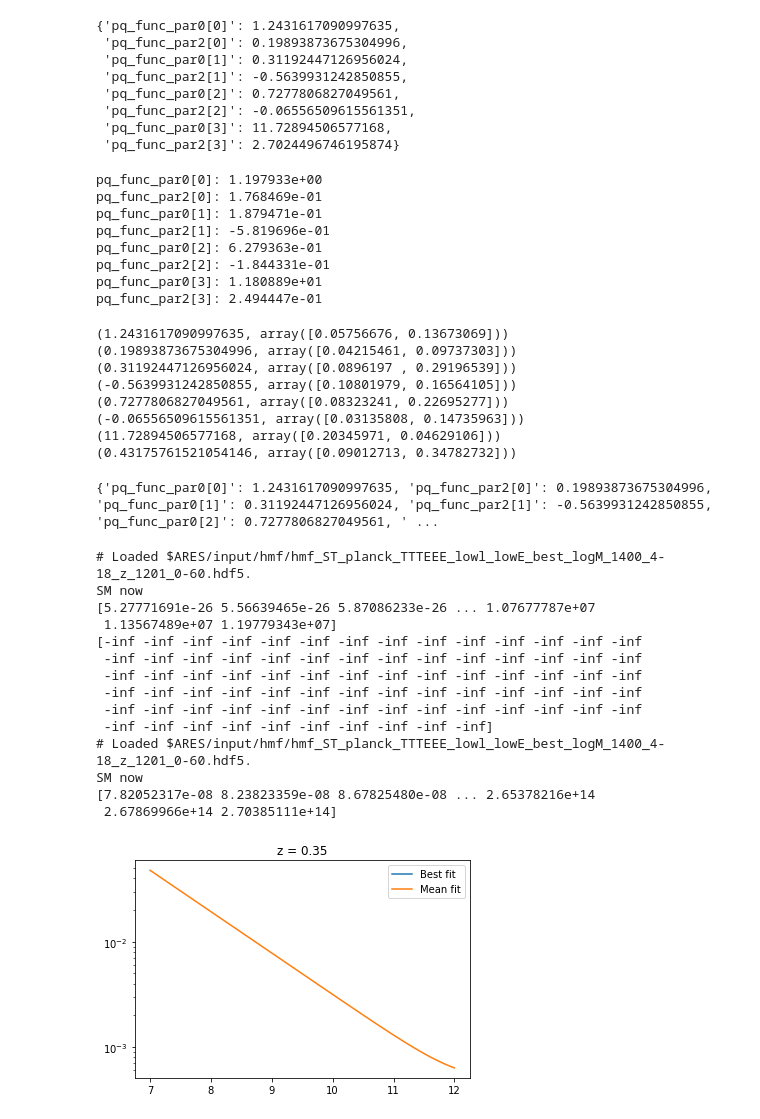
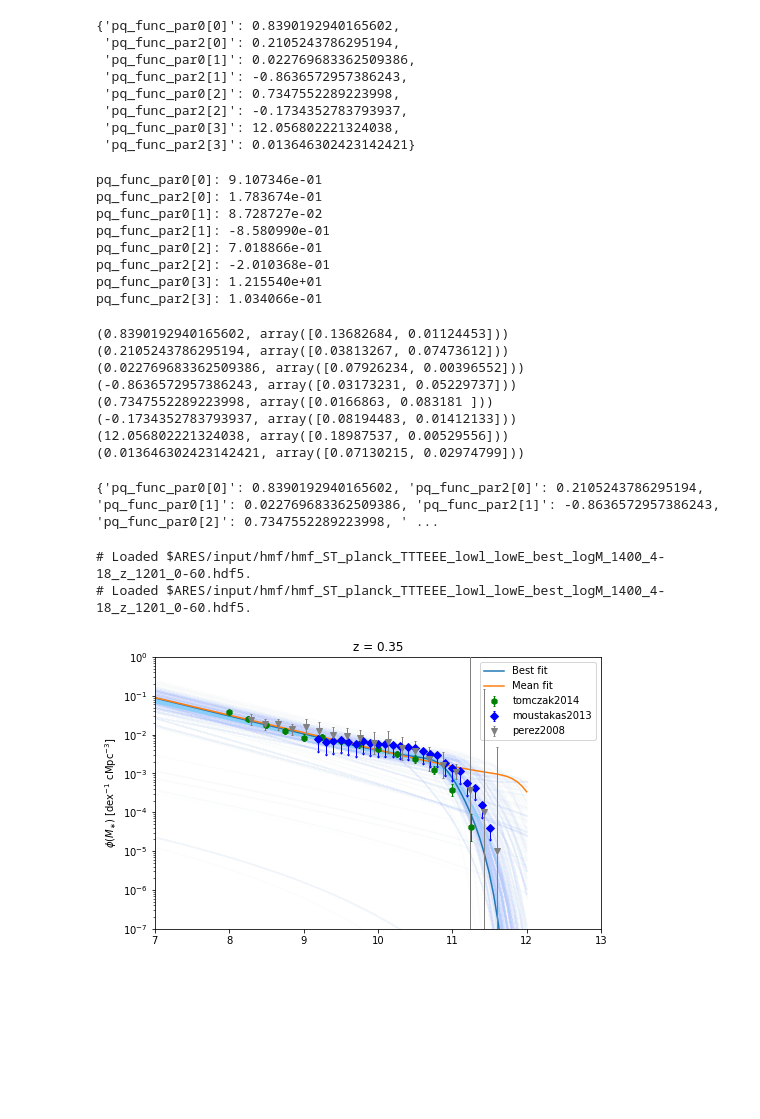
Before and after one commit to eklem1/GalaxySim, a Jupyter notebook: AnotherBlob.ipynb, the cells around one changed output. Drawn from its saved outputs; the diff is of its cells as text; code cells hidden in the pictures; blank space fills up the shorter version.

Commit message:
Trying to get sfrd to plot

```diff
--- a/AnotherBlob.ipynb
+++ b/AnotherBlob.ipynb
@@ -194,5 +182,5 @@ Saved HaloMassFunction instance to limit I/O.
 # %%
-anl = ares.analysis.ModelSet('MCMC_files/blob_test3')
+anl = ares.analysis.ModelSet('MCMC_files/blob_test1')
 # anl = ares.analysis.ModelSet('MCMC_files/smf_run2')
 # anl = ares.analysis.ModelSet('MCMC_files/smf_run5')
 
@@ -330,14 +318,14 @@ anl.WalkerTrajectoriesMultiPlot(best_fit='mode')
 # %%
 anl.max_likelihood_parameters()
 # %% [output]
-{'pq_func_par0[0]': 1.2431617090997635,
- 'pq_func_par2[0]': 0.19893873675304996,
- 'pq_func_par0[1]': 0.31192447126956024,
- 'pq_func_par2[1]': -0.5639931242850855,
- 'pq_func_par0[2]': 0.7277806827049561,
- 'pq_func_par2[2]': -0.06556509615561351,
- 'pq_func_par0[3]': 11.72894506577168,
- 'pq_func_par2[3]': 2.7024496746195874}
+{'pq_func_par0[0]': 0.8390192940165602,
+ 'pq_func_par2[0]': 0.2105243786295194,
+ 'pq_func_par0[1]': 0.022769683362509386,
+ 'pq_func_par2[1]': -0.8636572957386243,
+ 'pq_func_par0[2]': 0.7347552289223998,
+ 'pq_func_par2[2]': -0.1734352783793937,
+ 'pq_func_par0[3]': 12.056802221324038,
+ 'pq_func_par2[3]': 0.013646302423142421}
 # %%
 covar = anl.CovarianceMatrix(params)
 
@@ -349,14 +337,14 @@ else:
 
 fit_mean = np.array(covar[0])
 # %% [output]
-pq_func_par0[0]: 1.197933e+00
-pq_func_par2[0]: 1.768469e-01
-pq_func_par0[1]: 1.879471e-01
-pq_func_par2[1]: -5.819696e-01
-pq_func_par0[2]: 6.279363e-01
-pq_func_par2[2]: -1.844331e-01
-pq_func_par0[3]: 1.180889e+01
-pq_func_par2[3]: 2.494447e-01
+pq_func_par0[0]: 9.107346e-01
+pq_func_par2[0]: 1.783674e-01
+pq_func_par0[1]: 8.728727e-02
+pq_func_par2[1]: -8.580990e-01
+pq_func_par0[2]: 7.018866e-01
+pq_func_par2[2]: -2.010368e-01
+pq_func_par0[3]: 1.215540e+01
+pq_func_par2[3]: 1.034066e-01
 # %%
 pars_ch = {}
 for i in range(len(covar[0])):
@@ -373,14 +361,14 @@ fit_best_like = anl.max_likelihood_parameters()
 for i in range(len(covar[0])):
     print(anl.get_1d_error(params[i])) #(maximum likelihood value, positive error, negative error).
 # %% [output]
-(1.2431617090997635, array([0.05756676, 0.13673069]))
-(0.19893873675304996, array([0.04215461, 0.09737303]))
-(0.31192447126956024, array([0.0896197 , 0.29196539]))
-(-0.5639931242850855, array([0.10801979, 0.16564105]))
-(0.7277806827049561, array([0.08323241, 0.22695277]))
-(-0.06556509615561351, array([0.03135808, 0.14735963]))
-(11.72894506577168, array([0.20345971, 0.04629106]))
-(0.43175761521054146, array([0.09012713, 0.34782732]))
+(0.8390192940165602, array([0.13682684, 0.01124453]))
+(0.2105243786295194, array([0.03813267, 0.07473612]))
+(0.022769683362509386, array([0.07926234, 0.00396552]))
+(-0.8636572957386243, array([0.03173231, 0.05229737]))
+(0.7347552289223998, array([0.0166863, 0.083181 ]))
+(-0.1734352783793937, array([0.08194483, 0.01412133]))
+(12.056802221324038, array([0.18987537, 0.00529556]))
+(0.013646302423142421, array([0.07130215, 0.02974799]))
 # %%
 pars_best = ares.util.ParameterBundle("emma:model1")
 
@@ -390,46 +378,37 @@ pars_best.update(fit_best_like)
 # print(pars_best)
 pop_best = ares.populations.GalaxyPopulation(**pars_best)
 # %% [output]
-{'pq_func_par0[0]': 1.2431617090997635, 'pq_func_par2[0]': 0.19893873675304996, 'pq_func_par0[1]': 0.31192447126956024, 'pq_func_par2[1]': -0.5639931242850855, 'pq_func_par0[2]': 0.7277806827049561, ' ...
+{'pq_func_par0[0]': 0.8390192940165602, 'pq_func_par2[0]': 0.2105243786295194, 'pq_func_par0[1]': 0.022769683362509386, 'pq_func_par2[1]': -0.8636572957386243, 'pq_func_par0[2]': 0.7347552289223998, ' ...
 # %%
 z = 0.35
 
+fig, ax = pl.subplots(figsize=(8, 5))
 Ms_short = np.linspace(7, 12, 80)
 # Ms_short = [1e9]
 
 # print(Ms)
 
 ls_best = pop_best.StellarMassFunction(z, Ms_short)
 
-print(ls_best)
+# print(ls_best)
 
 ls_mean = pop_mean.StellarMassFunction(z, Ms_short)
 
+ax = anl.ReconstructedFunction('galaxy_smf', ivar=[z, None], samples='all', color='lightskyblue', alpha=0.01, ax=ax)
+
 obslf = ares.analysis.GalaxyPopulation()
-# obslf.PlotSMF(z=z, round_z=0.2, log10Mass=True)
+obslf.PlotSMF(z=z, ax=ax, round_z=0.2, log10Mass=True)
 
 pl.semilogy(Ms_short, ls_best, label='Best fit')
 
 pl.semilogy(Ms_short, ls_mean, label='Mean fit')
 
 pl.title("z = %.2f" %z)
 pl.legend()
 # pl.ylim(1e-15, 1e2)
 pl.show()
 # %% [output]
 # Loaded $ARES/input/hmf/hmf_ST_planck_TTTEEE_lowl_lowE_best_logM_1400_4-18_z_1201_0-60.hdf5.
-SM now
-[5.27771691e-26 5.56639465e-26 5.87086233e-26 ... 1.07677787e+07
- 1.13567489e+07 1.19779343e+07]
-[-inf -inf -inf -inf -inf -inf -inf -inf -inf -inf -inf -inf -inf -inf
- -inf -inf -inf -inf -inf -inf -inf -inf -inf -inf -inf -inf -inf -inf
- -inf -inf -inf -inf -inf -inf -inf -inf -inf -inf -inf -inf -inf -inf
- -inf -inf -inf -inf -inf -inf -inf -inf -inf -inf -inf -inf -inf -inf
- -inf -inf -inf -inf -inf -inf -inf -inf -inf -inf -inf -inf -inf -inf
- -inf -inf -inf -inf -inf -inf -inf -inf -inf -inf]
 # Loaded $ARES/input/hmf/hmf_ST_planck_TTTEEE_lowl_lowE_best_logM_1400_4-18_z_1201_0-60.hdf5.
-SM now
-[7.82052317e-08 8.23823359e-08 8.67825480e-08 ... 2.65378216e+14
- 2.67869966e+14 2.70385111e+14]
-[figure, old version]
+[figure, new version]
 # %%
```
Also changed, not shown: parts of 10 cells of this notebook.
